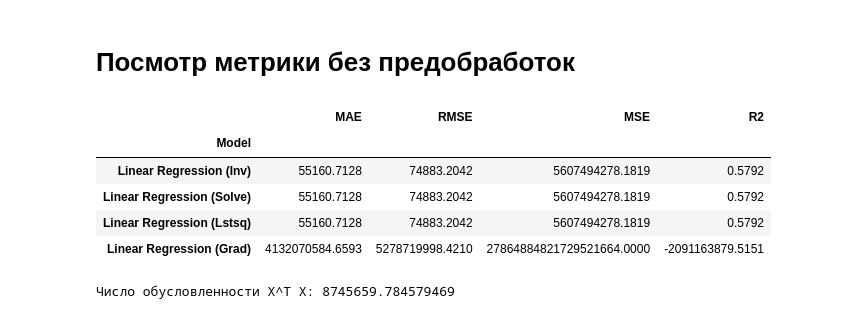
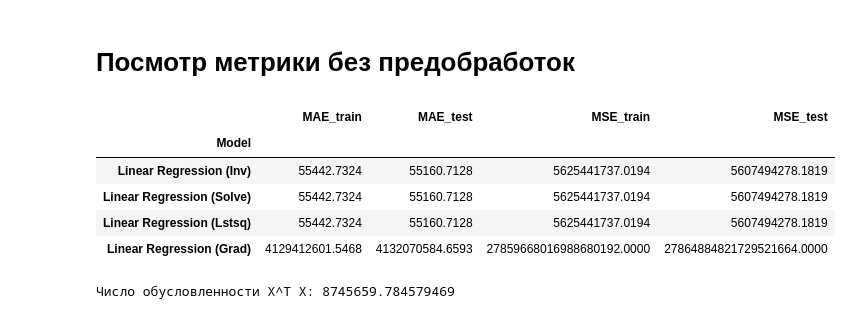
Before and after one commit to EgorAndrik/numerical-analysis-labs, a Jupyter notebook: CVW1.ipynb, the cells around one changed output. Cells and saved outputs as stored; diff of their text form; code cells hidden in the pictures.

```diff
--- a/CVW1.ipynb
+++ b/CVW1.ipynb
@@ -128,7 +132,7 @@ data.describe()
 | 75% | -118.010000 | 37.710000 | 37.000000 | 3148.000000 | 647.000000 | 1725.000000 | 605.000000 | ... |
 | max | -114.310000 | 41.950000 | 52.000000 | 39320.000000 | 6445.000000 | 35682.000000 | 6082.000000 | ... |
 # %%
-data.fillna(data.median(), inplace=True)
+data.fillna(data.median().astype(int), inplace=True)
 # %% [output]
 |  | longitude | latitude | housing_median_age | total_rooms | total_bedrooms | population | households | ... |
 | 0 | -122.23 | 37.88 | 41 | 880 | 129.0 | 322 | 126 | ... |
@@ -237,20 +299,21 @@ def mean_squared_error(y_true, y_pred):
 def mean_absolute_error(y_true, y_pred):
     return np.mean(np.abs(y_true - y_pred))
 # %%
-def evaluate_models(models, X_test, y_test):
+def evaluate_models(models, X_train, y_train, X_test, y_test):
     results = []
     for name, model in models.items():
-        preds = model.predict(X_test)
-        mae = mean_absolute_error(y_test, preds)
-        mse = mean_squared_error(y_test, preds)
-        rmse = mse ** 0.5
-        r2 = r2_score(y_test, preds)
+        preds_train = model.predict(X_train)
+        preds_test = model.predict(X_test)
+        mae_train = mean_absolute_error(y_train, preds_train)
+        mae_test = mean_absolute_error(y_test, preds_test)
+        mse_train = mean_squared_error(y_train, preds_train)
+        mse_test = mean_squared_error(y_test, preds_test)
         results.append({
             "Model": name,
-            "MAE": f"{mae:.4f}",
-            "RMSE": f"{rmse:.4f}",
-            "MSE": f"{mse:.4f}",
-            "R2": f"{r2:.4f}",
+            "MAE_train": f"{mae_train:.4f}",
+            "MAE_test": f"{mae_test:.4f}",
+            "MSE_train": f"{mse_train:.4f}",
+            "MSE_test": f"{mse_test:.4f}",
         })
     df = pd.DataFrame(results).set_index("Model")
     return df
@@ -329,20 +392,21 @@ lr_grad.fit(X_train, Y_train, fit_var='grad', learning_rate=0.001)
 # %%
 evaluate_models(
     {
         'Linear Regression (Inv)': lr_inv,
         'Linear Regression (Solve)': lr_solve,
         'Linear Regression (Lstsq)': lr_lstsq,
         'Linear Regression (Grad)': lr_grad
     },
+    X_train, Y_train,
     X_valid, Y_valid
 )
 # %% [output]
-|  | MAE | RMSE | MSE | R2 |
+|  | MAE_train | MAE_test | MSE_train | MSE_test |
 | Model |  |  |  |  |
-| Linear Regression (Inv) | 55160.7128 | 74883.2042 | 5607494278.1819 | 0.5792 |
-| Linear Regression (Solve) | 55160.7128 | 74883.2042 | 5607494278.1819 | 0.5792 |
-| Linear Regression (Lstsq) | 55160.7128 | 74883.2042 | 5607494278.1819 | 0.5792 |
-| Linear Regression (Grad) | 4132070584.6593 | 5278719998.4210 | 27864884821729521664.0000 | -2091163879.5151 |
+| Linear Regression (Inv) | 55442.7324 | 55160.7128 | 5625441737.0194 | 5607494278.1819 |
+| Linear Regression (Solve) | 55442.7324 | 55160.7128 | 5625441737.0194 | 5607494278.1819 |
+| Linear Regression (Lstsq) | 55442.7324 | 55160.7128 | 5625441737.0194 | 5607494278.1819 |
+| Linear Regression (Grad) | 4129412601.5468 | 4132070584.6593 | 27859668016988680192.0000 | 27864884821729521664.0000 |
 # %%
 XTX = X_train.T @ X_train
 
```
Also changed, not shown: parts of 17 cells of this notebook.
